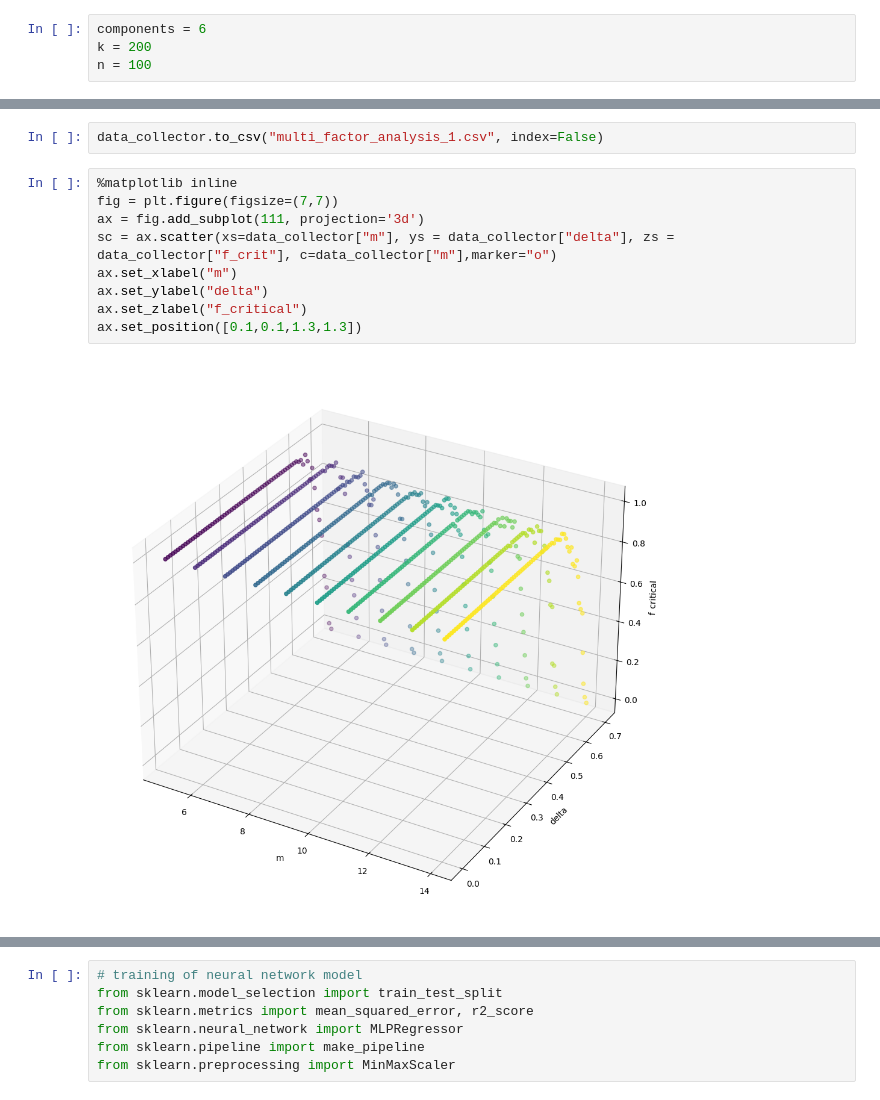
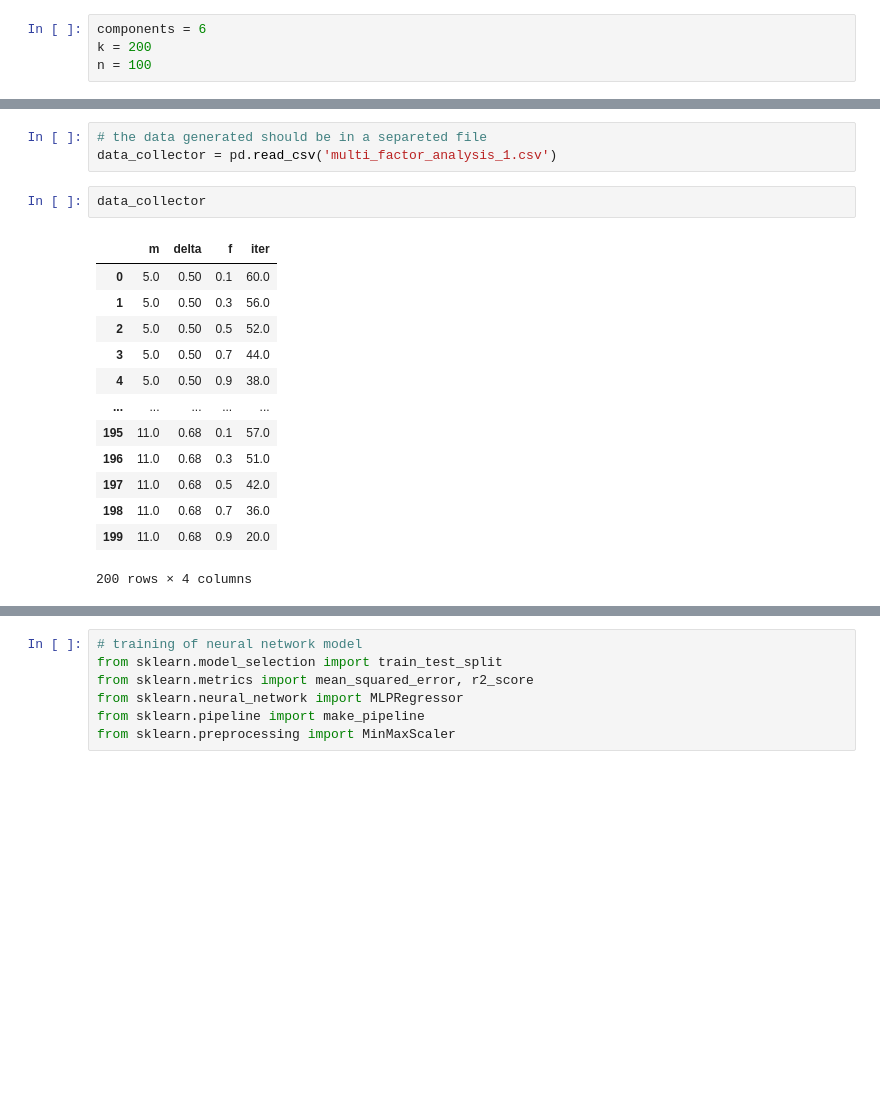
Before and after one commit to MatteoMascheroni1/AI_for_decision_making_and_control, a Jupyter notebook: assignment_2/assignment_2.ipynb, the cells around one changed output, grey strips where cells are left out. Drawn from its saved outputs; the diff is of its cells as text; blank space fills up the shorter version.

```diff
--- a/assignment_2/assignment_2.ipynb
+++ b/assignment_2/assignment_2.ipynb
@@ -242,16 +269,22 @@ data_collector
-# %%
-data_collector.to_csv("multi_factor_analysis_1.csv", index=False)
-# %%
-%matplotlib inline
-fig = plt.figure(figsize=(7,7))
-ax = fig.add_subplot(111, projection='3d')
-sc = ax.scatter(xs=data_collector["m"], ys = data_collector["delta"], zs = data_collector["f_crit"], c=data_collector["m"],marker="o")
-ax.set_xlabel("m")
-ax.set_ylabel("delta")
-ax.set_zlabel("f_critical")
-ax.set_position([0.1,0.1,1.3,1.3])
-# %% [output]
-[figure, removed]
+# %%
+# the data generated should be in a separeted file
+data_collector = pd.read_csv('multi_factor_analysis_1.csv')
+# %%
+data_collector
+# %% [output]
+|  | m | delta | f | iter |
+| 0 | 5.0 | 0.50 | 0.1 | 60.0 |
+| 1 | 5.0 | 0.50 | 0.3 | 56.0 |
+| 2 | 5.0 | 0.50 | 0.5 | 52.0 |
+| 3 | 5.0 | 0.50 | 0.7 | 44.0 |
+| 4 | 5.0 | 0.50 | 0.9 | 38.0 |
+| ... | ... | ... | ... | ... |
+| 195 | 11.0 | 0.68 | 0.1 | 57.0 |
+| 196 | 11.0 | 0.68 | 0.3 | 51.0 |
+| 197 | 11.0 | 0.68 | 0.5 | 42.0 |
+| 198 | 11.0 | 0.68 | 0.7 | 36.0 |
+| 199 | 11.0 | 0.68 | 0.9 | 20.0 |
+200 rows × 4 columns
 # %%
 sns.pairplot(data_collector)
 # %% [output]
```
Also changed, not shown: parts of 28 cells of this notebook.
